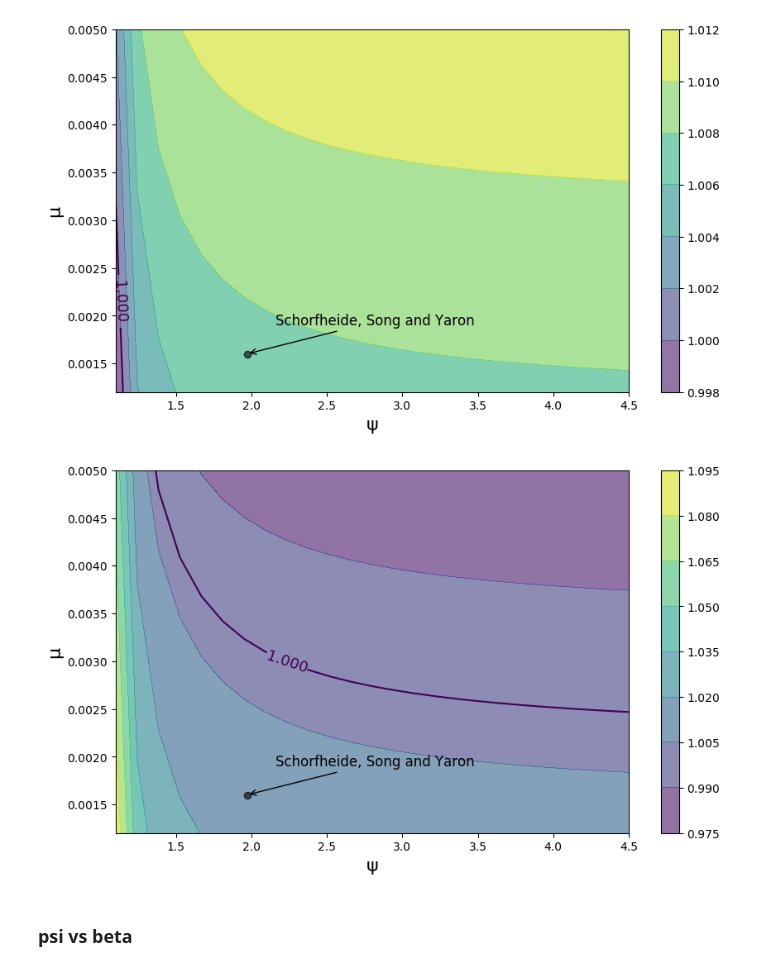
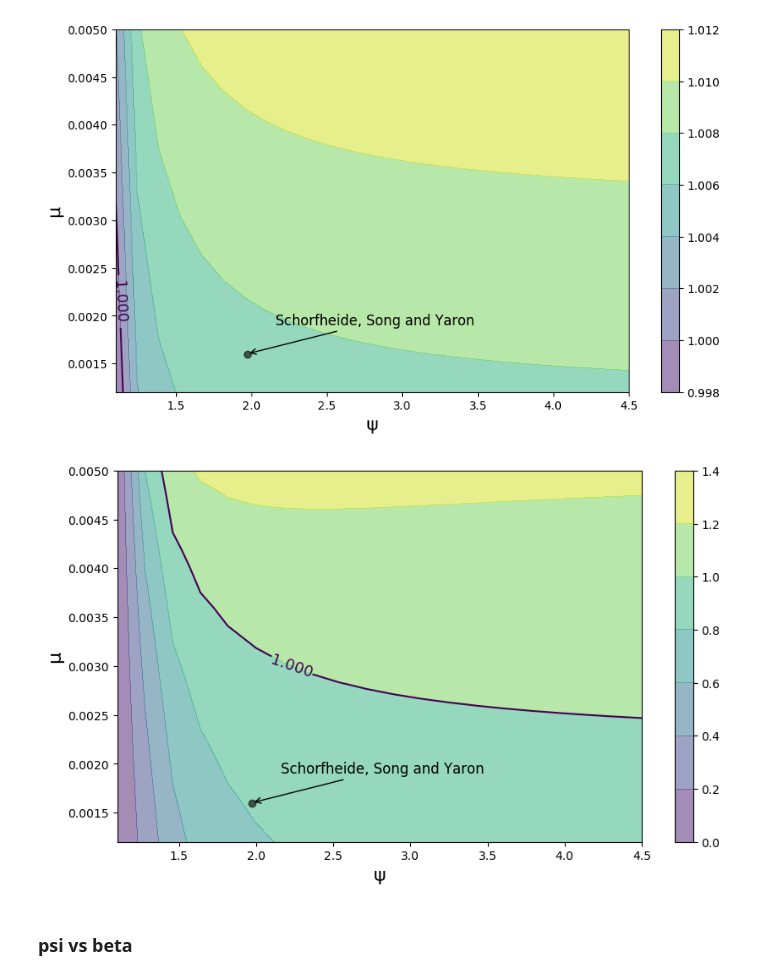
Before and after one commit to jstac/recursive_utility_code, a Jupyter notebook: ssy_stability_plots_interp.ipynb, the cells around one changed output. Drawn from its saved outputs; the diff is of its cells as text; code cells hidden in the pictures.

```diff
--- a/ssy_stability_plots_interp.ipynb
+++ b/ssy_stability_plots_interp.ipynb
@@ -24,9 +14,9 @@ stability_plot("ssy", :ψ, 1.1, 4.5, :μ, 0.0012, 0.005, G=25, method="mm", coor
 # %% [output]
 [figure]
 # %%
-stability_plot("ssy", :ψ, 1.1, 4.5, :μ, 0.0012, 0.005, G=25, coords=(25, 25))
+stability_plot("ssy", :ψ, 1.1, 4.5, :μ, 0.0012, 0.005, G=20, coords=(25, 25))
 # %% [output]
-[figure, old version]
+[figure, new version]
 # %% [markdown]
 ### psi vs beta
 # %%
```
Also changed, not shown: parts of 2 cells of this notebook, 9 other files.
